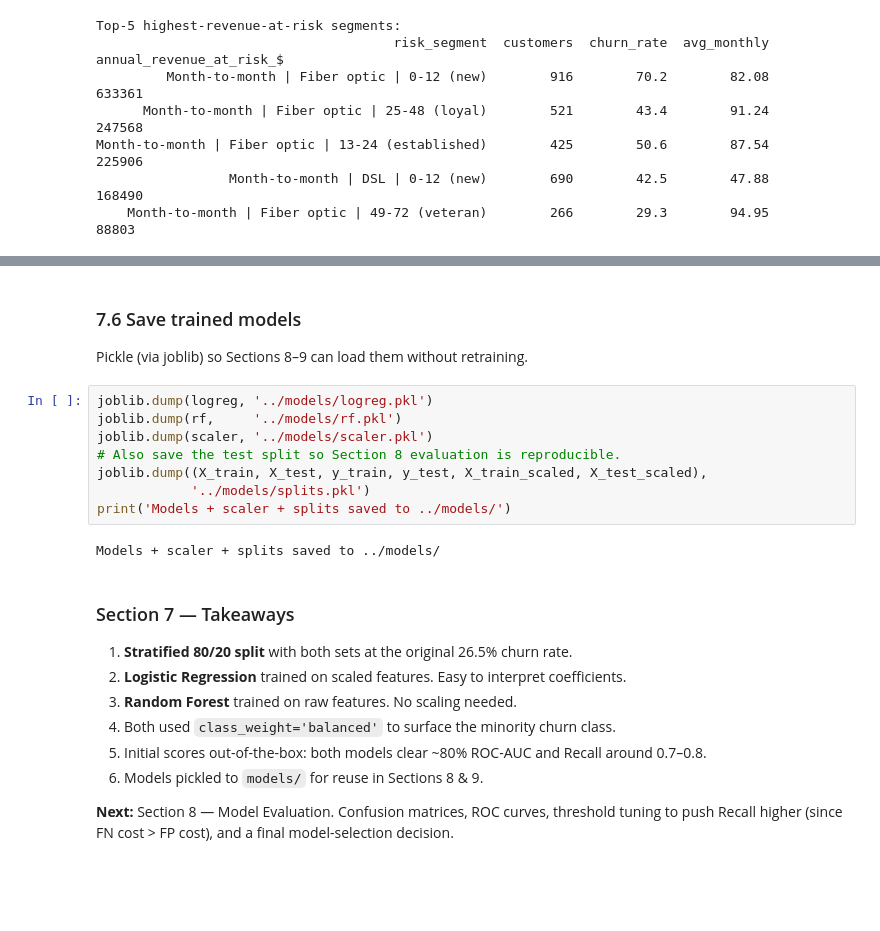
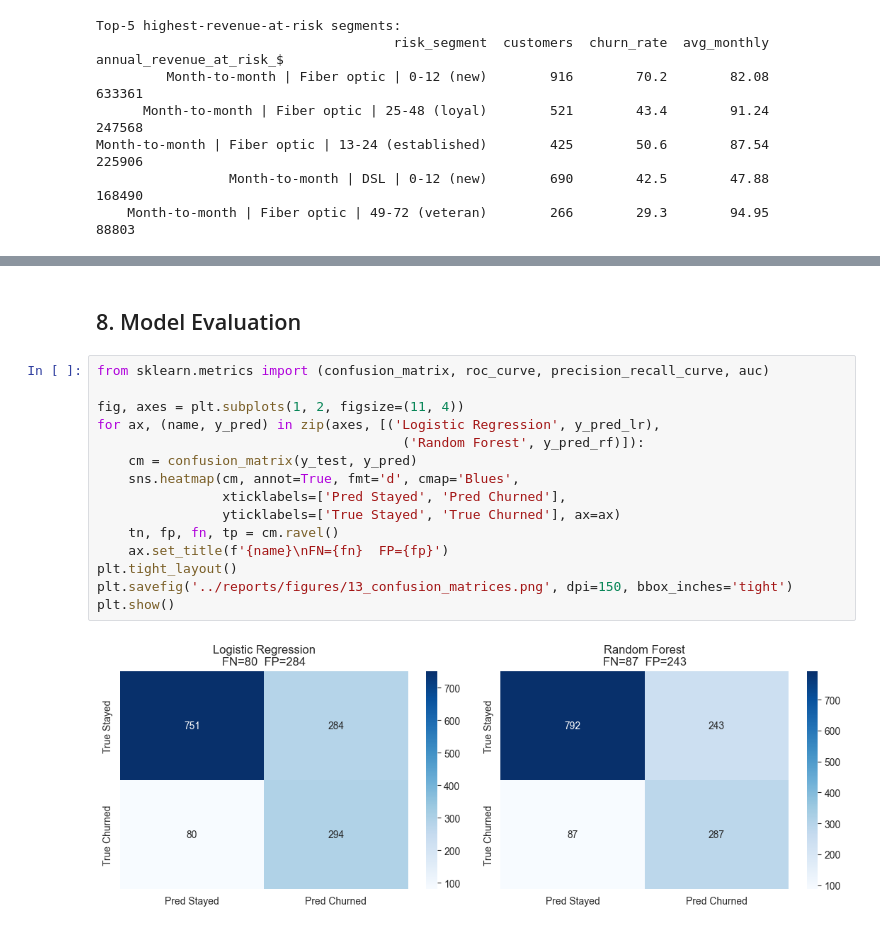
Before and after one commit to jahanvik01/Telco-Customer-Churn, a Jupyter notebook: notebooks/churn_analysis.ipynb, the cells around one changed output, grey strips where cells are left out. Cells and saved outputs as stored; diff of their text form; blank space fills up the shorter version.

```diff
--- a/notebooks/churn_analysis.ipynb
+++ b/notebooks/churn_analysis.ipynb
@@ -846,25 +513,19 @@ Logistic Regression     0.742      0.509   0.786 0.618    0.841
-# %% [markdown]
-### 7.6 Save trained models
-
-Pickle (via joblib) so Sections 8–9 can load them without retraining.
-# %%
-joblib.dump(logreg, '../models/logreg.pkl')
-joblib.dump(rf,     '../models/rf.pkl')
-joblib.dump(scaler, '../models/scaler.pkl')
-# Also save the test split so Section 8 evaluation is reproducible.
-joblib.dump((X_train, X_test, y_train, y_test, X_train_scaled, X_test_scaled),
-            '../models/splits.pkl')
-print('Models + scaler + splits saved to ../models/')
-# %% [output]
-Models + scaler + splits saved to ../models/
-# %% [markdown]
-### Section 7 — Takeaways
-
-1. **Stratified 80/20 split** with both sets at the original 26.5% churn rate.
-2. **Logistic Regression** trained on scaled features. Easy to interpret coefficients.
-3. **Random Forest** trained on raw features. No scaling needed.
-4. Both used `class_weight='balanced'` to surface the minority churn class.
-5. Initial scores out-of-the-box: both models clear ~80% ROC-AUC and Recall around 0.7–0.8.
-6. Models pickled to `models/` for reuse in Sections 8 & 9.
-
-**Next:** Section 8 — Model Evaluation. Confusion matrices, ROC curves, threshold tuning to push Recall higher (since FN cost > FP cost), and a final model-selection decision.
+# %% [markdown]
+## 8. Model Evaluation
+# %%
+from sklearn.metrics import (confusion_matrix, roc_curve, precision_recall_curve, auc)
+
+fig, axes = plt.subplots(1, 2, figsize=(11, 4))
+for ax, (name, y_pred) in zip(axes, [('Logistic Regression', y_pred_lr),
+                                       ('Random Forest', y_pred_rf)]):
+    cm = confusion_matrix(y_test, y_pred)
+    sns.heatmap(cm, annot=True, fmt='d', cmap='Blues',
+                xticklabels=['Pred Stayed', 'Pred Churned'],
+                yticklabels=['True Stayed', 'True Churned'], ax=ax)
+    tn, fp, fn, tp = cm.ravel()
+    ax.set_title(f'{name}\nFN={fn}  FP={fp}')
+plt.tight_layout()
+plt.savefig('../reports/figures/13_confusion_matrices.png', dpi=150, bbox_inches='tight')
+plt.show()
+# %% [output]
+[figure, added]
```
Also changed, not shown: parts of 89 cells of this notebook, 10 other files.
